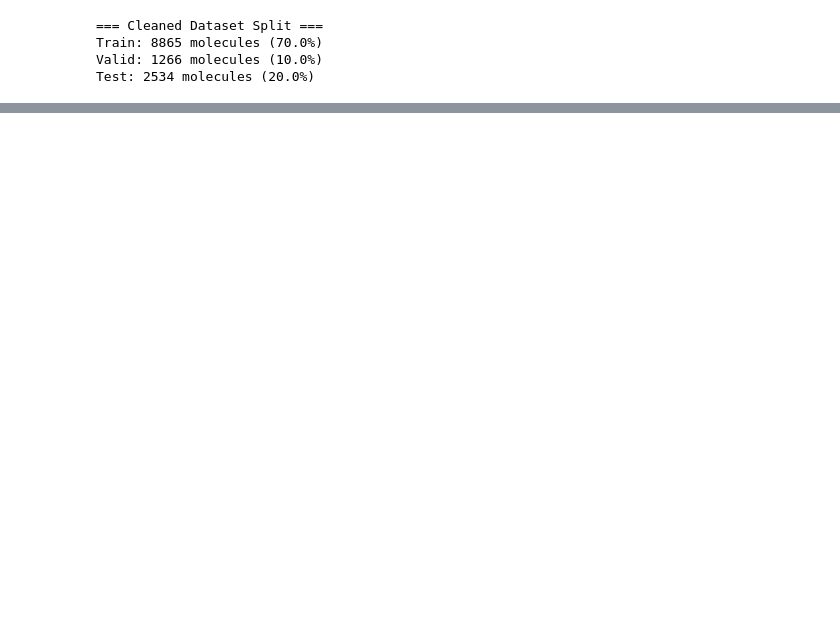
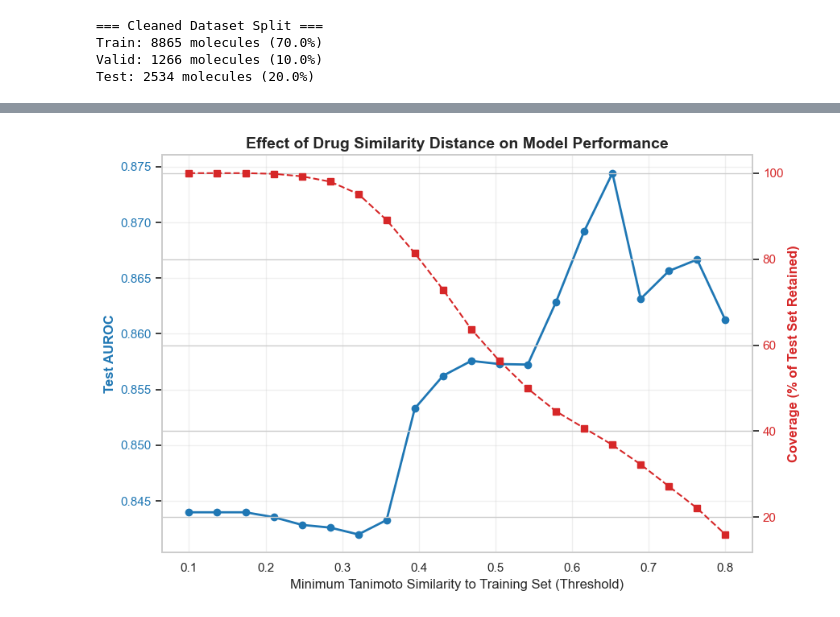
Before and after one commit to ManuCa93/drug_desing_final, a Jupyter notebook: notebook.ipynb, the cells around one changed output, grey strips where cells are left out. Saved outputs shown, nothing was run; the diff lists cells and outputs as text; code cells hidden in the pictures; blank space fills up the shorter version.

```diff
--- a/notebook.ipynb
+++ b/notebook.ipynb
@@ -1310,0 +1473,4 @@ Error:
+# %%
+def mol_to_fp(smiles, radius=2, n_bits=1024):
+    mol = Chem.MolFromSmiles(smiles)
+    return AllChem.GetMorganFingerprintAsBitVect(mol, radius, nBits=n_bits) if mol else None
@@ -1310,0 +1520,23 @@ Error:
+# %%
+# Plotting the trade-off between Performance and Coverage
+fig, ax1 = plt.subplots(figsize=(9, 6))
+
+color = '#1f77b4' # blue
+ax1.set_xlabel('Minimum Tanimoto Similarity to Training Set (Threshold)')
+ax1.set_ylabel('Test AUROC', color=color, fontweight='bold')
+ax1.plot(thresholds, auroc_scores, marker='o', color=color, linewidth=2, label='AUROC')
+ax1.tick_params(axis='y', labelcolor=color)
+ax1.grid(alpha=0.3)
+
+# Instantiate a second axes that shares the same x-axis
+ax2 = ax1.twinx()
+color = '#d62728' # red
+ax2.set_ylabel('Coverage (% of Test Set Retained)', color=color, fontweight='bold')
+ax2.plot(thresholds, coverage, marker='s', linestyle='--', color=color, label='Coverage')
+ax2.tick_params(axis='y', labelcolor=color)
+
+plt.title('Effect of Drug Similarity Distance on Model Performance', fontsize=14, fontweight='bold')
+fig.tight_layout()
+plt.show()
+# %% [output]
+[figure, added]
```
Also changed, not shown: parts of 52 cells of this notebook, 1 other file.
